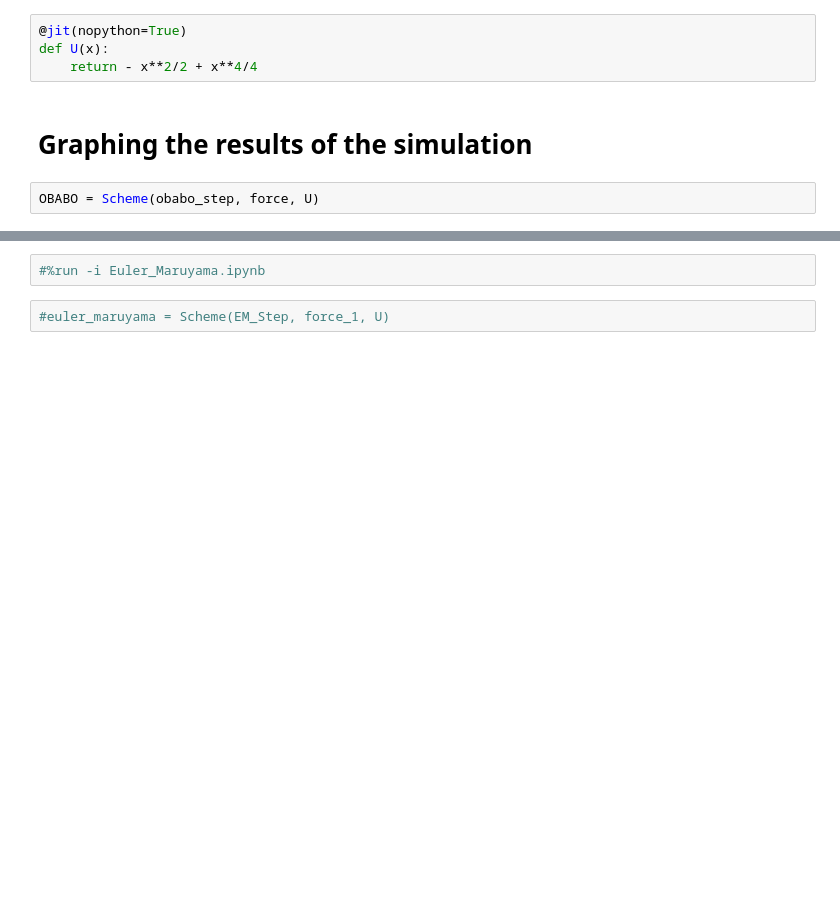
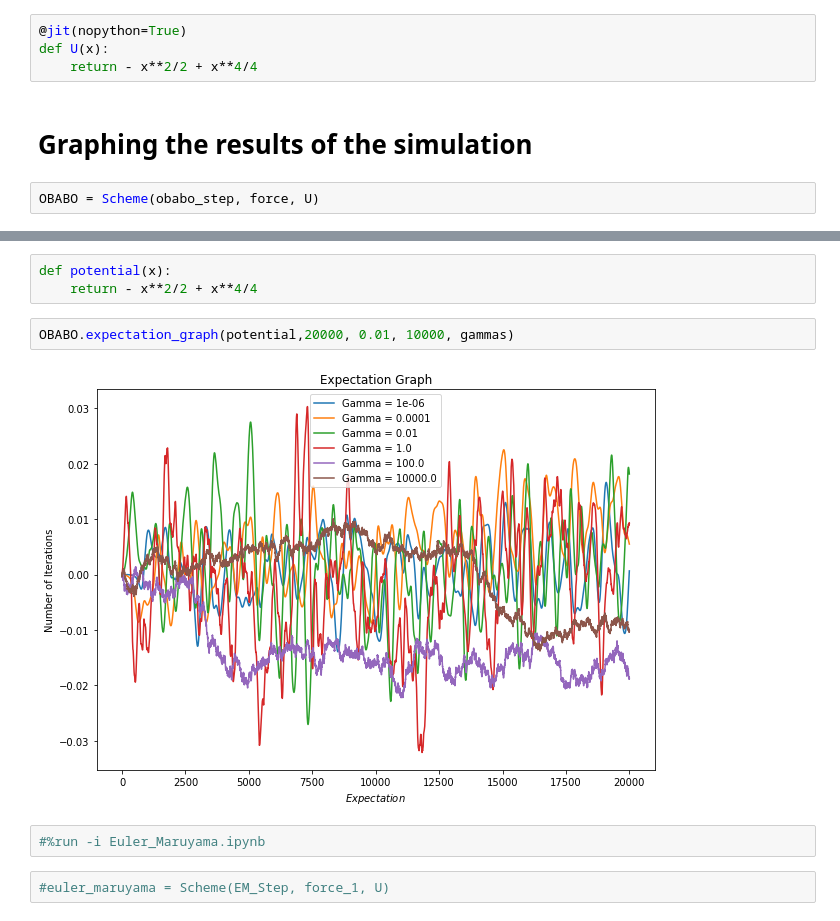
Before and after one commit to ktadgh/Langevin-Dynamics, a Jupyter notebook: OBABO.ipynb, the cells around one changed output, grey strips where cells are left out. Cells and saved outputs as stored; diff of their text form; blank space fills up the shorter version.

```diff
--- a/OBABO.ipynb
+++ b/OBABO.ipynb
@@ -149,3 +168,10 @@ File "..\..\..\..\AppData\Local\Temp\ipykernel_592\3458510264.py", line 1:
+# %%
+def potential(x):
+    return - x**2/2 + x**4/4
+# %%
+OBABO.expectation_graph(potential,20000, 0.01, 10000, gammas)
+# %% [output]
+[figure, added]
 # %%
 #%run -i Euler_Maruyama.ipynb
 # %%
```
Also changed, not shown: parts of 6 cells of this notebook.
